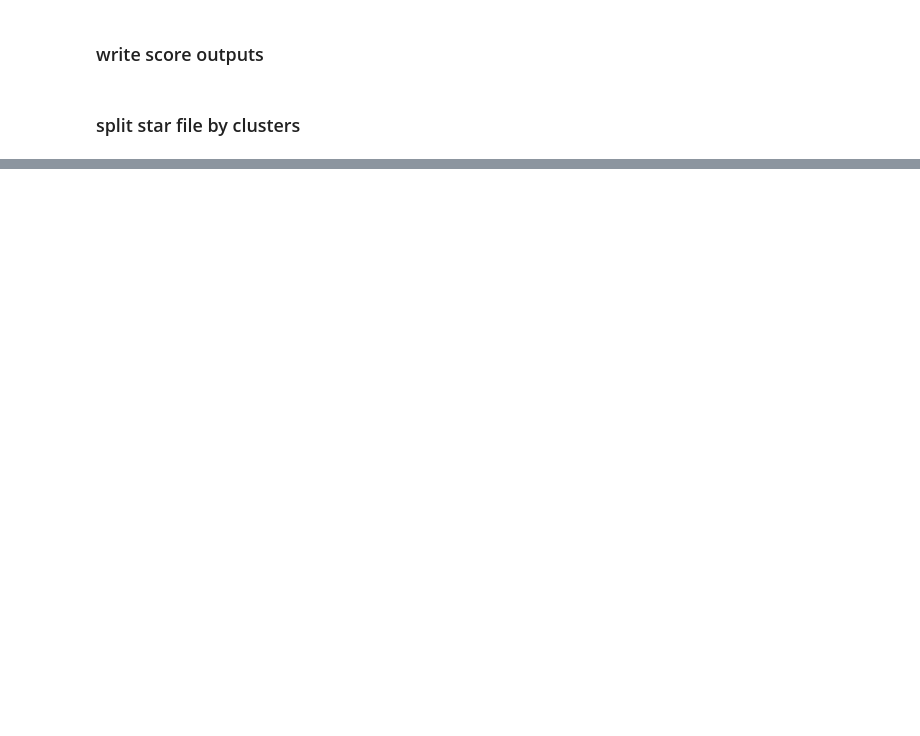
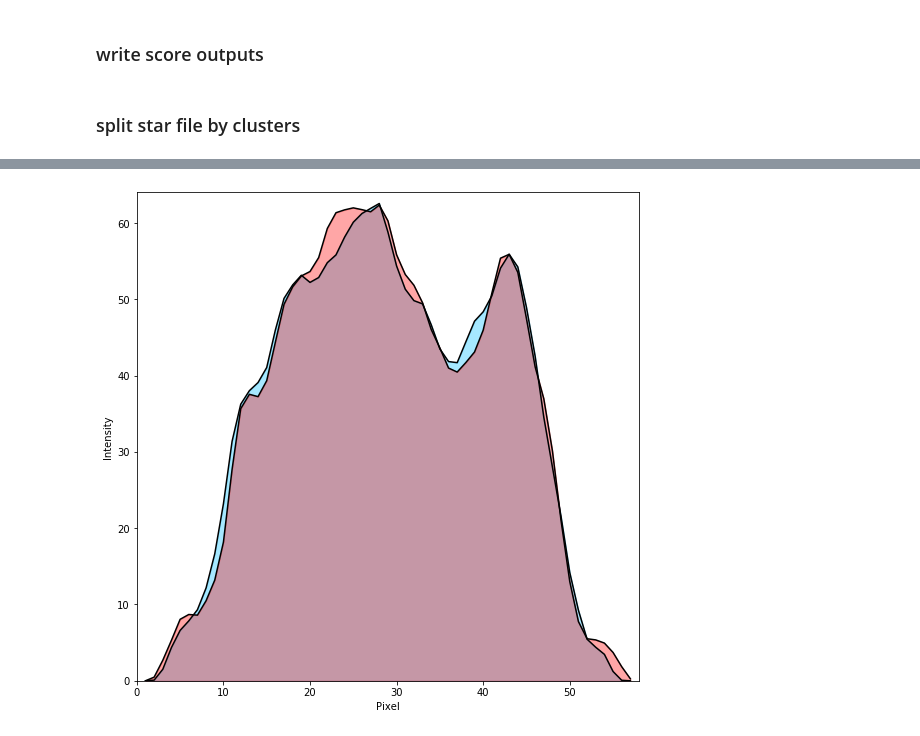
Before and after one commit to marcottelab/SLICEM, a Jupyter notebook: SLICEM_notebook.ipynb, the cells around one changed output, grey strips where cells are left out. Cells and saved outputs as stored; diff of their text form; code cells hidden in the pictures; blank space fills up the shorter version.

```diff
--- a/SLICEM_notebook.ipynb
+++ b/SLICEM_notebook.ipynb
@@ -568,0 +661,5 @@ write_star_files()
+# %%
+plot_line_projections(proj_1=class_average_1, proj_2=class_average_2,
+                      metric=metric, save=False, outpath=outpath)
+# %% [output]
+[figure, added]
```
Also changed, not shown: parts of 18 cells of this notebook, 3 other files.
